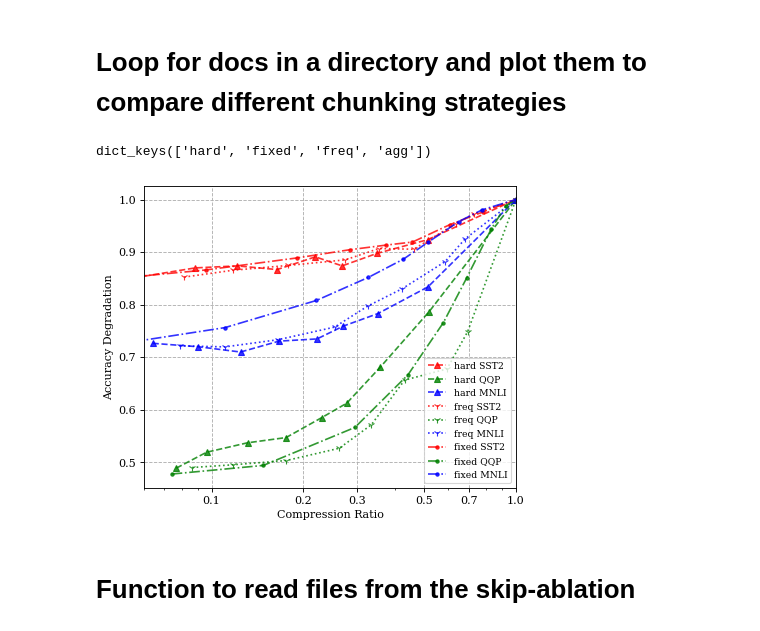
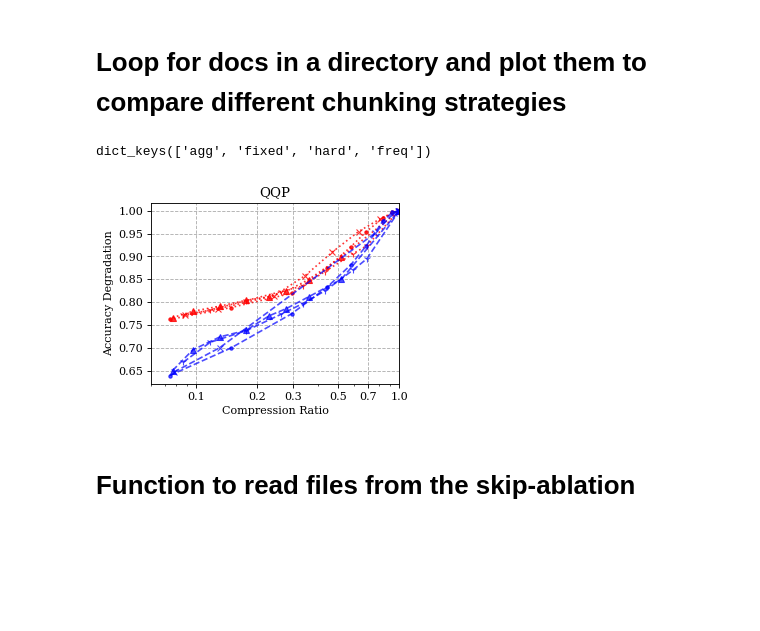
Before and after one commit to sergicastellasape/semantic-compression, a Jupyter notebook: plotting_figures.ipynb, the cells around one changed output. Saved outputs shown, nothing was run; the diff lists cells and outputs as text; code cells hidden in the pictures; blank space fills up the shorter version.

Commit message:
the usual tweaks to notebook for plotting

```diff
--- a/plotting_figures.ipynb
+++ b/plotting_figures.ipynb
@@ -133,51 +133,67 @@ original_performance['layer10']['QQP'] = (1.0, 0.853)
 
 
 
-name = 'gold-layer0-freq'
+name0 = 'gold-layer0-max'
+name10 = 'gold-layer10-max'
 layer = 0
-directory = f"/Users/sergicastellasape/Desktop/{name}/"
-all_results = read_file_in_dir(directory, layer=layer, tasks=['SST2', 'MNLI', 'QQP'], original_performance=original_performance)
-all_results.keys()
+directory0 = f"/Users/sergicastellasape/Desktop/zero-shot/{name0}/"
+directory10 = f"/Users/sergicastellasape/Desktop/zero-shot/{name10}/"
+all_results_L0 = read_file_in_dir(directory0, layer=0, tasks=['SST2', 'MNLI', 'QQP'], original_performance=original_performance)
+all_results_L10 = read_file_in_dir(directory10, layer=10, tasks=['SST2', 'MNLI', 'QQP'], original_performance=original_performance)
+
+all_results_L10.keys()
 # %% [output]
-dict_keys(['hard', 'fixed', 'freq', 'agg'])
+dict_keys(['agg', 'fixed', 'hard', 'freq'])
 # %%
-fig = plt.figure(num=None, figsize=(6, 5), dpi=80, facecolor='w', edgecolor='k')
+fig = plt.figure(num=None, figsize=(4, 3), dpi=80, facecolor='w', edgecolor='k')
 line = {'fixed':'-.', 'hard':'--', 'freq':':', 'agg':'-.', 'rand':':'}
 marker = {'fixed':'.', 'hard':'^', 'freq':'1', 'agg':'x', 'rand': '*'}
-kinds = ['fixed', 'hard', 'freq', 'agg', 'rand']
-kinds = ['hard', 'freq', 'fixed']
+#kinds = ['fixed', 'hard', 'freq', 'agg', 'rand']
+kinds = ['hard', 'freq', 'fixed', 'agg']
+#kinds = ['hard', 'rand']
 #line = {'agg':'-.'}
 plt.rcParams["font.family"] = "serif"
+#plt.tight_layout()
+task = "QQP"
 for kind in kinds:
-    plot_points(all_results[kind]['SST2'],
-                label=kind + ' SST2',
-                linestyle=line[kind] ,
+    plot_points(all_results_L10[kind][task],
+                label=f'L10 ' + kind,
+                linestyle=':' ,
                 color='r',
                 alpha=0.8,
                 marker=marker[kind])
-    plot_points(all_results[kind]['QQP'],
-                label=kind + ' QQP',
-                linestyle=line[kind],
-                color='g',
-                alpha=0.8,
+for kind in kinds:
+    plot_points(all_results_L0[kind][task],
+                label= f'L0 ' + kind,
+                linestyle='--' ,
+                color='b',
+                alpha=0.7,
                 marker=marker[kind])
-    plot_points(all_results[kind]['MNLI'],
-                label=kind + ' MNLI',
-                linestyle=line[kind],
-                color='b',
-                alpha=0.8,
-                marker=marker[kind])
-plt.legend(fontsize='small')
+#     plot_points(all_results[kind]['QQP'],
+#                 label=kind + ' QQP',
+#                 linestyle=line[kind],
+#                 color='g',
+#                 alpha=0.8,
+#                 marker=marker[kind])
+#     plot_points(all_results[kind]['MNLI'],
+#                 label=kind + ' MNLI',
+#                 linestyle=line[kind],
+#                 color='b',
+#                 alpha=0.8,
+#                 marker=marker[kind])
+plt.title(task)
+#plt.legend(fontsize='small')
 plt.xscale('log')
 plt.grid(linestyle='--')
 fig.axes[0].set_xlim([0.06, 1.0])
 plt.xticks([0.1, 0.2, 0.3, 0.5, 0.7, 1.0])
 fig.axes[0].get_xaxis().set_major_formatter(matplotlib.ticker.ScalarFormatter())
 plt.ylabel('Accuracy Degradation')
 plt.xlabel('Compression Ratio')
-plt.savefig(f'figures/{name}.png')
+#plt.savefig(f'figures/{name}.png')
+plt.savefig(f'figures/{task}-max-pooling.png')
 # %% [output]
-[figure, old version]
+[figure, new version]
 # %% [markdown]
 # Function to read files from the skip-ablation
 # %%
```
Also changed, not shown: parts of 2 cells of this notebook.
